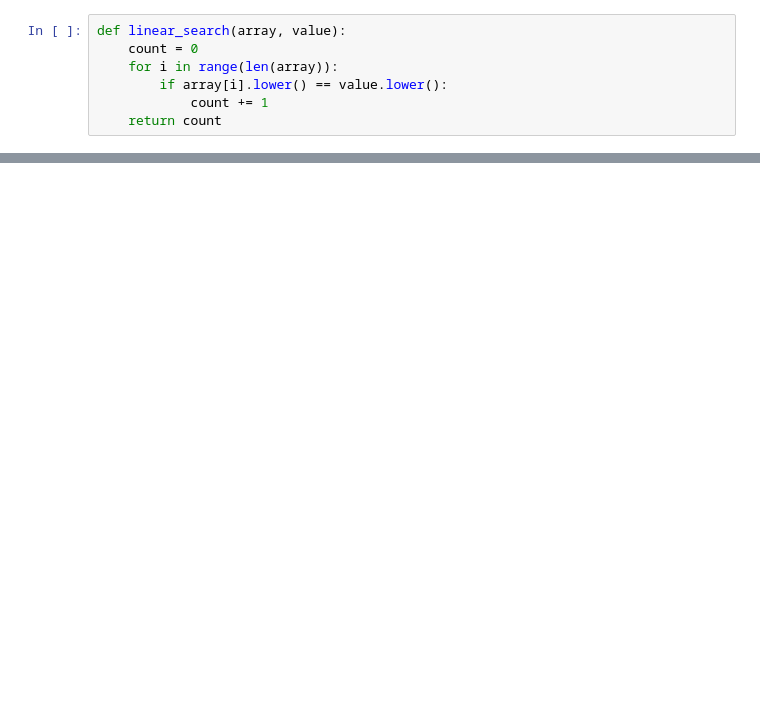
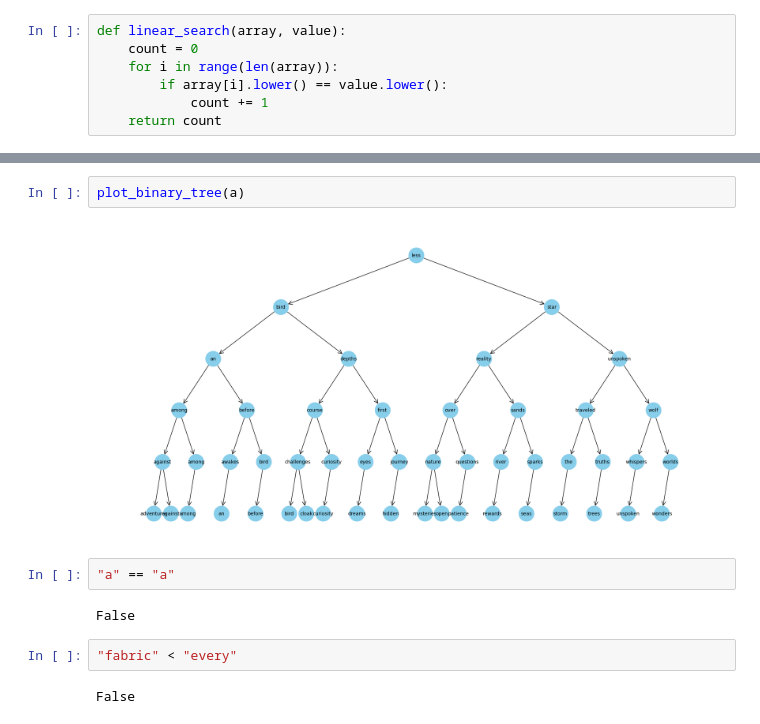
Before and after one commit to 33may/alg, a Jupyter notebook: textSearch/textSearch.ipynb, the cells around one changed output, grey strips where cells are left out. Cells and saved outputs as stored; diff of their text form; blank space fills up the shorter version.

```diff
--- a/textSearch/textSearch.ipynb
+++ b/textSearch/textSearch.ipynb
@@ -300,3 +440,15 @@ d = count_binary(array=a, value='world')
 print(f"linear: {c} binary: {d}")
 # %% [output]
 linear: 2 binary: 2
+# %%
+plot_binary_tree(a)
+# %% [output]
+[figure, added]
+# %%
+"a" == "а"
+# %% [output]
+False
+# %%
+"fabric" < "every"
+# %% [output]
+False
```
Also changed, not shown: parts of 11 cells of this notebook.
